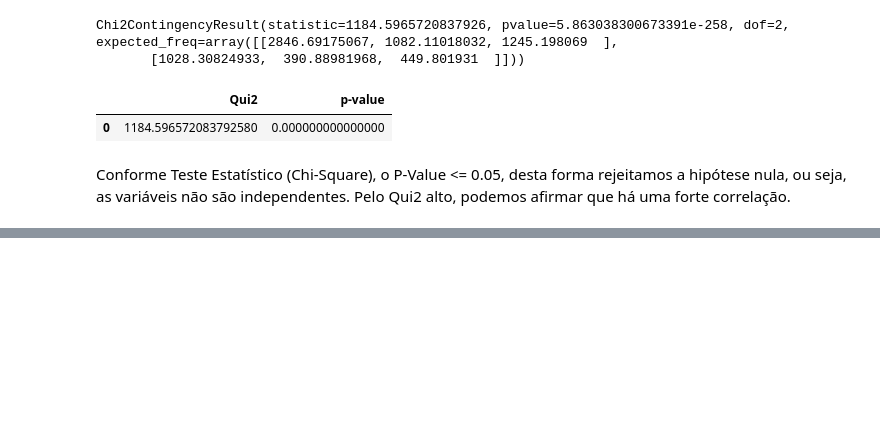
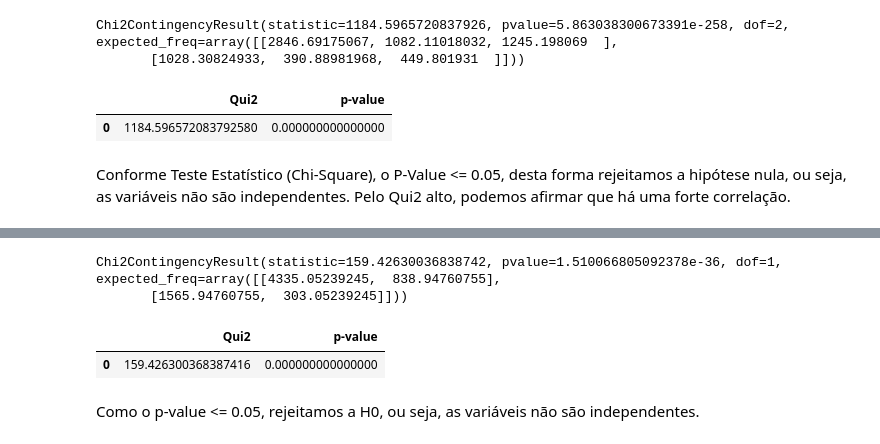
Before and after one commit to jouaraujo/ia_rocketseat, a Jupyter notebook: eda_churn.ipynb, the cells around one changed output, grey strips where cells are left out. Saved outputs shown, nothing was run; the diff lists cells and outputs as text; code cells hidden in the pictures; blank space fills up the shorter version.

```diff
--- a/eda_churn.ipynb
+++ b/eda_churn.ipynb
@@ -801,0 +909,29 @@ Conforme Teste Estatístico (Chi-Square), o P-Value <= 0.05, desta forma rejeita
+# %%
+# Gerar um DF da Crosstab (sem totais)
+df_crosstab_churn_idade = pd.crosstab(df_churn.Churn, df_churn.acima_65_anos_qualitativa)
+# %%
+# Calcular os Scores
+chi_scores_churn_idade = chi2_contingency(df_crosstab_churn_idade)
+# %%
+chi_scores_churn_idade
+# %% [output]
+Chi2ContingencyResult(statistic=159.42630036838742, pvalue=1.510066805092378e-36, dof=1, expected_freq=array([[4335.05239245,  838.94760755],
+       [1565.94760755,  303.05239245]]))
+# %%
+scores_churn_idade = pd.Series(chi_scores_churn_idade[0])
+pvalues_churn_idade = pd.Series(chi_scores_churn_idade[1])
+# %%
+# Criar um Dataframe com os resultados
+df_chi_scores_churn_tenure = pd.DataFrame(
+    {
+        'Qui2' : scores_churn_idade,
+        'p-value' : pvalues_churn_idade
+    }
+)
+# %%
+df_chi_scores_churn_tenure
+# %% [output]
+|  | Qui2 | p-value |
+| 0 | 159.426300368387416 | 0.000000000000000 |
+# %% [markdown]
+Como o p-value <= 0.05, rejeitamos a H0, ou seja, as variáveis não são independentes.
```
Also changed, not shown: parts of 19 cells of this notebook.
